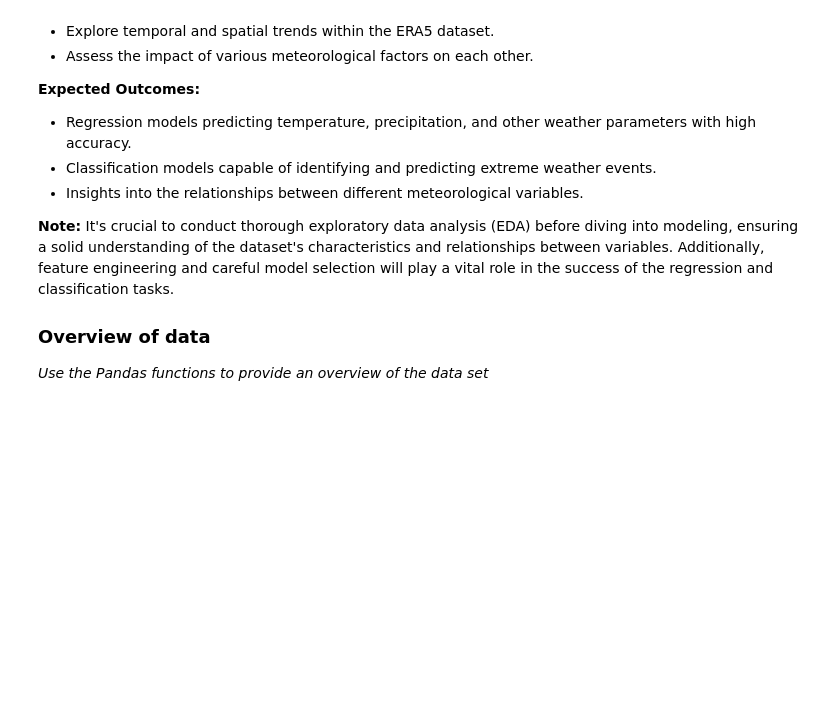
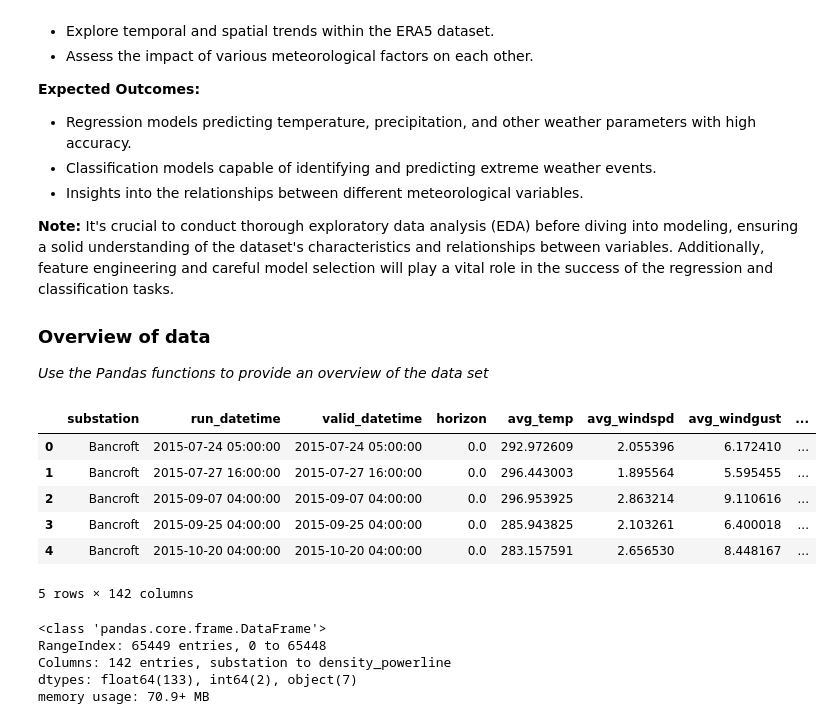
Before and after one commit to Abschlussprojekt-Weatherdata/project, a Jupyter notebook: notebooks/topic-ideas.ipynb, the cells around one changed output. Cells and saved outputs as stored; diff of their text form; code cells hidden in the pictures; blank space fills up the shorter version.

```diff
--- a/notebooks/topic-ideas.ipynb
+++ b/notebooks/topic-ideas.ipynb
@@ -163,3 +163,24 @@ The study could employ regression analysis techniques to model the quantitative
 ### Overview of data
 
 *Use the Pandas functions to provide an overview of the data set*
+# %%
+import pandas as pd
+
+df = pd.read_csv("../../../feature_data_substation_Bancroft.csv")
+df.head()
+# %% [output]
+|  | substation | run_datetime | valid_datetime | horizon | avg_temp | avg_windspd | avg_windgust | ... |
+| 0 | Bancroft | 2015-07-24 05:00:00 | 2015-07-24 05:00:00 | 0.0 | 292.972609 | 2.055396 | 6.172410 | ... |
+| 1 | Bancroft | 2015-07-27 16:00:00 | 2015-07-27 16:00:00 | 0.0 | 296.443003 | 1.895564 | 5.595455 | ... |
+| 2 | Bancroft | 2015-09-07 04:00:00 | 2015-09-07 04:00:00 | 0.0 | 296.953925 | 2.863214 | 9.110616 | ... |
+| 3 | Bancroft | 2015-09-25 04:00:00 | 2015-09-25 04:00:00 | 0.0 | 285.943825 | 2.103261 | 6.400018 | ... |
+| 4 | Bancroft | 2015-10-20 04:00:00 | 2015-10-20 04:00:00 | 0.0 | 283.157591 | 2.656530 | 8.448167 | ... |
+5 rows × 142 columns
+# %%
+df.info()
+# %% [output]
+<class 'pandas.core.frame.DataFrame'>
+RangeIndex: 65449 entries, 0 to 65448
+Columns: 142 entries, substation to density_powerline
+dtypes: float64(133), int64(2), object(7)
+memory usage: 70.9+ MB
```
Also changed, not shown: parts of 2 cells of this notebook.
